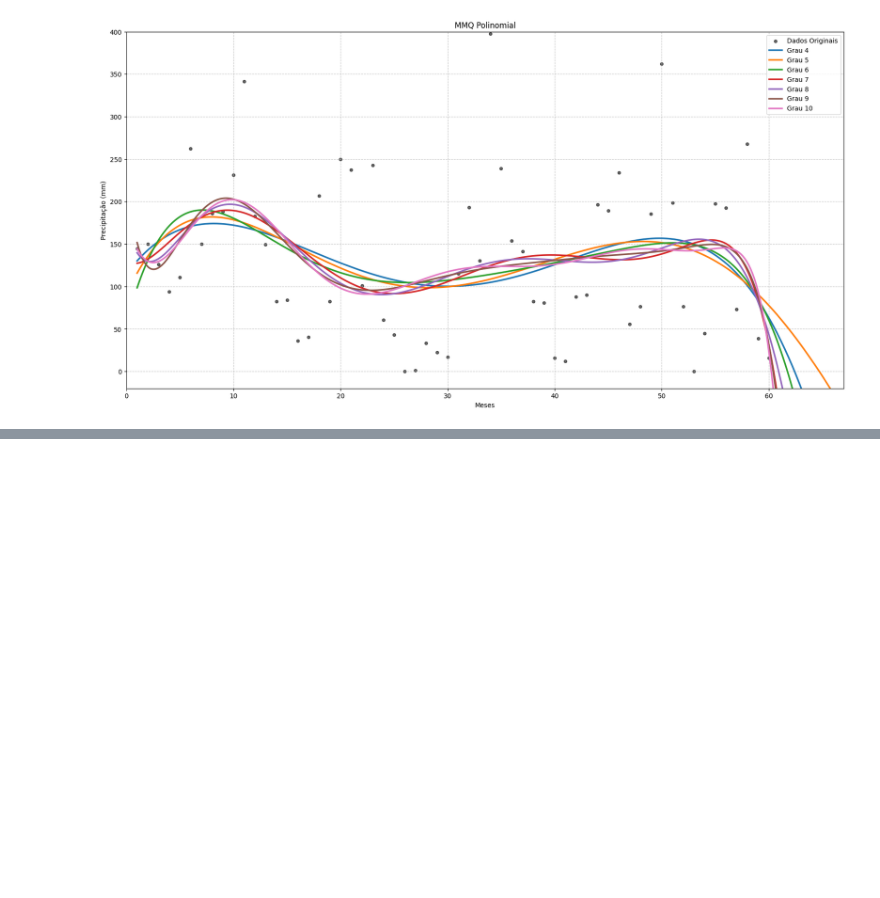
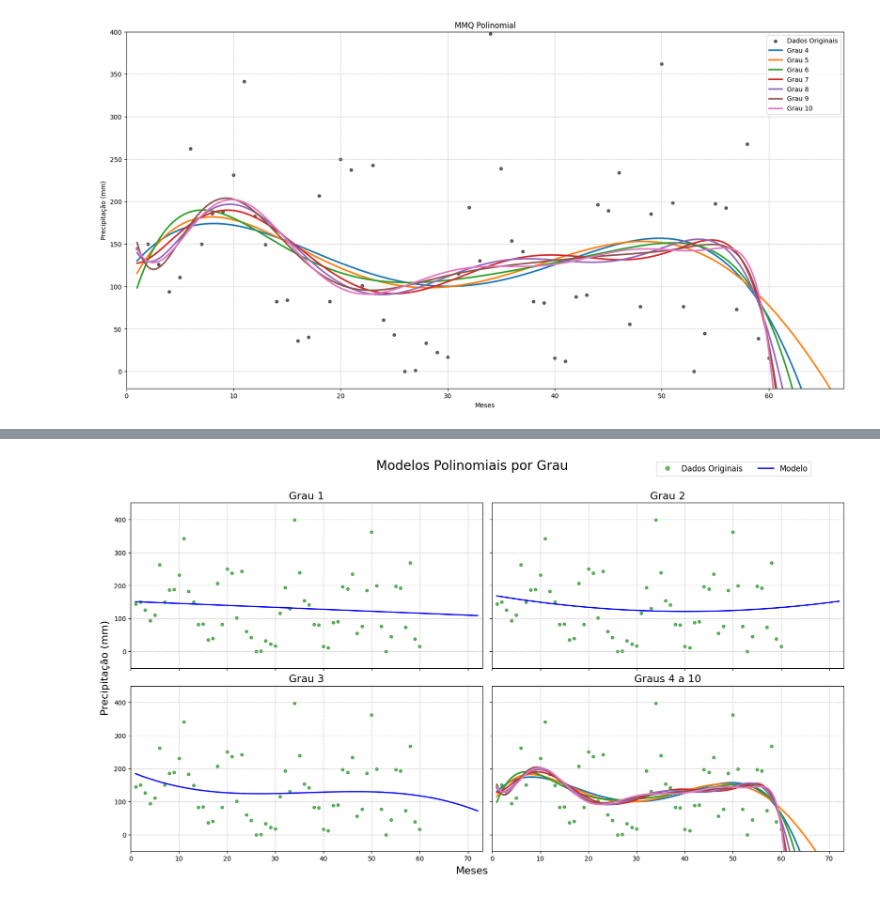
Before and after one commit to asegnibo/Calculo_Numerico, a Jupyter notebook: int_polinomial.ipynb, the cells around one changed output, grey strips where cells are left out. Saved outputs shown, nothing was run; the diff lists cells and outputs as text; code cells hidden in the pictures; blank space fills up the shorter version.

```diff
--- a/int_polinomial.ipynb
+++ b/int_polinomial.ipynb
@@ -150,0 +68,89 @@ plt.show()
+# %%
+import numpy as np
+import matplotlib.pyplot as plt
+from matplotlib.lines import Line2D # Importa a classe para criar as linhas da legenda
+
+# --- Seus dados (sem alterações) ---
+x_dados = np.arange(1, 61)
+y_dados = np.array([
+    144.4, 150.0, 125.8, 94.0, 111.0, 262.2, 149.8, 186.0, 188.4, 231.3,
+    341.4, 182.7, 149.6, 82.4, 84.0, 35.9, 40.3, 207.0, 82.4, 250.0,
+    237.2, 101.2, 242.7, 60.4, 43.2, 0.0, 1.1, 33.1, 22.3, 17.1,
+    115.3, 193.2, 130.4, 397.8, 239.0, 153.6, 141.4, 82.6, 80.8, 15.6,
+    11.8, 88.0, 90.0, 196.6, 189.2, 234.2, 55.4, 76.4, 185.4, 362.0,
+    198.8, 76.4, 0.0, 44.8, 197.3, 192.8, 73.1, 268.0, 39.0, 15.8
+])
+
+# --- Estrutura Principal do Gráfico ---
+
+# 1. Criar a figura usando constrained_layout=True
+fig, axs = plt.subplots(2, 2,
+                       figsize=(16, 9),
+                       sharex=True,
+                       sharey=True,
+                       constrained_layout=True)
+
+fig.suptitle('Modelos Polinomiais por Grau\n', fontsize=20)
+
+# 2. Loop para os 3 primeiros gráficos
+for grau in range(1, 4):
+    row = (grau - 1) // 2
+    col = (grau - 1) % 2
+    ax = axs[row, col]
+
+    coeficientes = np.polyfit(x_dados, y_dados, grau)
+    polinomio = np.poly1d(coeficientes)
+    x_curva = np.linspace(min(x_dados), 72, 400)
+    y_curva = polinomio(x_curva)
+
+    # Plota sem rótulos (labels), pois a legenda será geral
+    ax.scatter(x_dados, y_dados, color='green', alpha=0.6, s=20)
+    ax.plot(x_curva, y_curva, color='blue', linewidth=2)
+
+    ax.set_title(f'Grau {grau}', fontsize=16)
+    ax.grid(True, linestyle='--', alpha=0.7)
+    # REMOVIDO: ax.legend()
+
+# 3. Lógica para o quarto gráfico (graus 4 a 10)
+ax_multi = axs[1, 1]
+ax_multi.scatter(x_dados, y_dados, color='green', alpha=0.6, s=20)
+
+for grau in range(4, 11):
+    coeficientes = np.polyfit(x_dados, y_dados, grau)
+    polinomio = np.poly1d(coeficientes)
+    x_curva = np.linspace(min(x_dados), 72, 400)
+    y_curva = polinomio(x_curva)
+    ax_multi.plot(x_curva, y_curva, linewidth=2.5) # Rótulo removido
+
+ax_multi.set_title('Graus 4 a 10', fontsize=16)
+ax_multi.grid(True, linestyle='--', alpha=0.7)
+# REMOVIDO: ax_multi.legend()
+
+
+# 4. CRIAR A LEGENDA GERAL USANDO "PROXY ARTISTS"
+# Criamos elementos gráficos 'falsos' apenas para a legenda
+proxy_dados = Line2D([0], [0], marker='o', color='w',
+                       label='Dados Originais', markerfacecolor='green', markersize=8, alpha=0.6)
+
+proxy_modelo = Line2D([0], [0], linestyle='-', color='blue',
+                        label='Modelo', linewidth=2)
+
+# Adiciona a legenda à figura, usando os elementos que criamos
+fig.legend(handles=[proxy_dados, proxy_modelo],
+           loc='upper center',
+           bbox_to_anchor=(0.85, 1.0), # Posição abaixo do título principal
+           ncol=2,
+           fontsize=12)
+
+
+# 5. Adicionar rótulos comuns para os eixos
+fig.supxlabel('Meses', fontsize=16)
+fig.supylabel('Precipitação (mm)', fontsize=16)
+
+# 6. Definir os limites dos eixos
+plt.xlim(0, 73)
+plt.ylim(-50, 450)
+
+plt.show()
+# %% [output]
+[figure, added]
```
Also changed, not shown: parts of 1 cell of this notebook, 1 other file.
